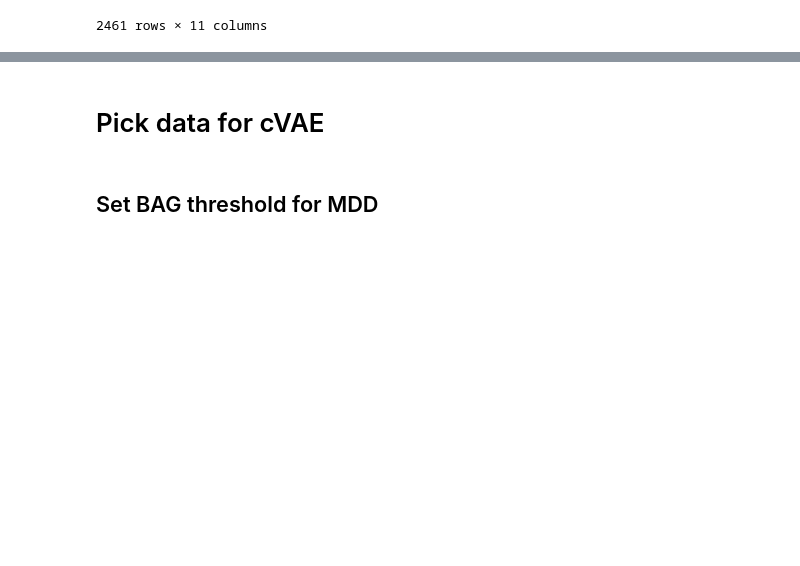
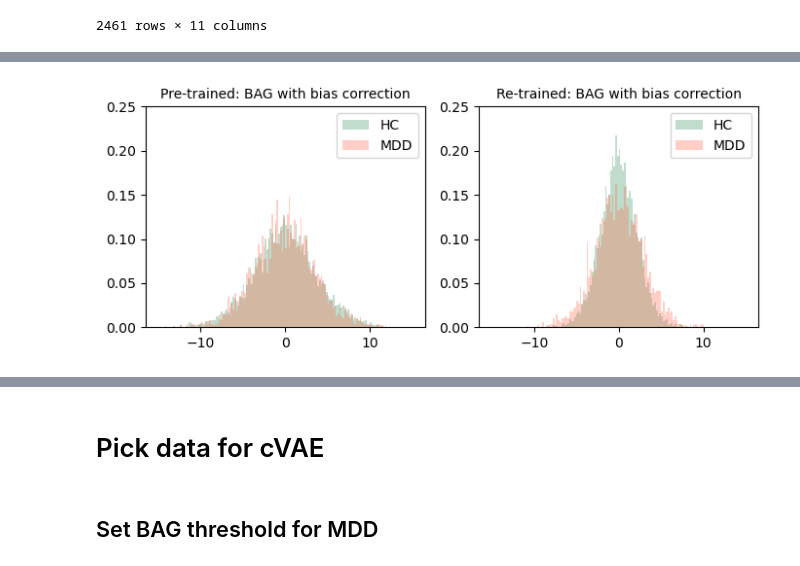
Before and after one commit to Arnoldzyf/ConGele_MSc, a Jupyter notebook: Inference_brain_age.ipynb, the cells around one changed output, grey strips where cells are left out. Drawn from its saved outputs; the diff is of its cells as text; code cells hidden in the pictures; blank space fills up the shorter version.

```diff
--- a/Inference_brain_age.ipynb
+++ b/Inference_brain_age.ipynb
@@ -799,0 +993,35 @@ MDD_info
+# %%
+# fig, (ax0, ax1, ax2) = plt.subplots(nrows=3, ncols=1)
+fig, (ax2, ax1) = plt.subplots(nrows=1, ncols=2, figsize=(7,3))
+
+size = 10
+range = (-15, 15)
+bins=150
+transparency=0.3
+normed=True
+y_range=[0.0, 0.25]
+
+# ax0.hist(HC_info["age_pred_2"]-HC_info["f.21003.2.0"], range=range, bins=bins, alpha=transparency, density=normed, color="seagreen")
+# ax0.hist(MDD_info["age_pred_2"]-MDD_info["f.21003.2.0"], range=range, bins=bins, alpha=transparency, density=normed, color="tomato")
+# ax0.legend(['HC', 'MDD'])
+# ax0.set_title('New BAG without bias correction', fontsize = size)
+# ax0.set_ylim(y_range)
+
+ax1.hist(HC_info["error_2"], range=range, bins=bins, alpha=transparency, density=normed, color="seagreen")
+ax1.hist(MDD_info["BAG_2"], range=range, bins=bins, alpha=transparency, density=normed, color="tomato")
+ax1.legend(['HC', 'MDD'])
+#ax1.set_title('New BAG with bias correction', fontsize = size)
+ax1.set_title('Re-trained: BAG with bias correction', fontsize = size)
+ax1.set_ylim(y_range)
+
+ax2.hist(HC_info["error"], range=range, bins=bins, alpha=transparency, density=normed, color="seagreen")
+ax2.hist(MDD_info["BAG"], range=range, bins=bins, alpha=transparency, density=normed, color="tomato")
+ax2.legend(['HC', 'MDD'])
+# ax2.set_title('Previous BAG with bias correction', fontsize = size)
+ax2.set_title('Pre-trained: BAG with bias correction', fontsize = size)
+ax2.set_ylim(y_range)
+
+fig.tight_layout()
+plt.show()
+# %% [output]
+[figure, added]
```
Also changed, not shown: parts of 25 cells of this notebook.
